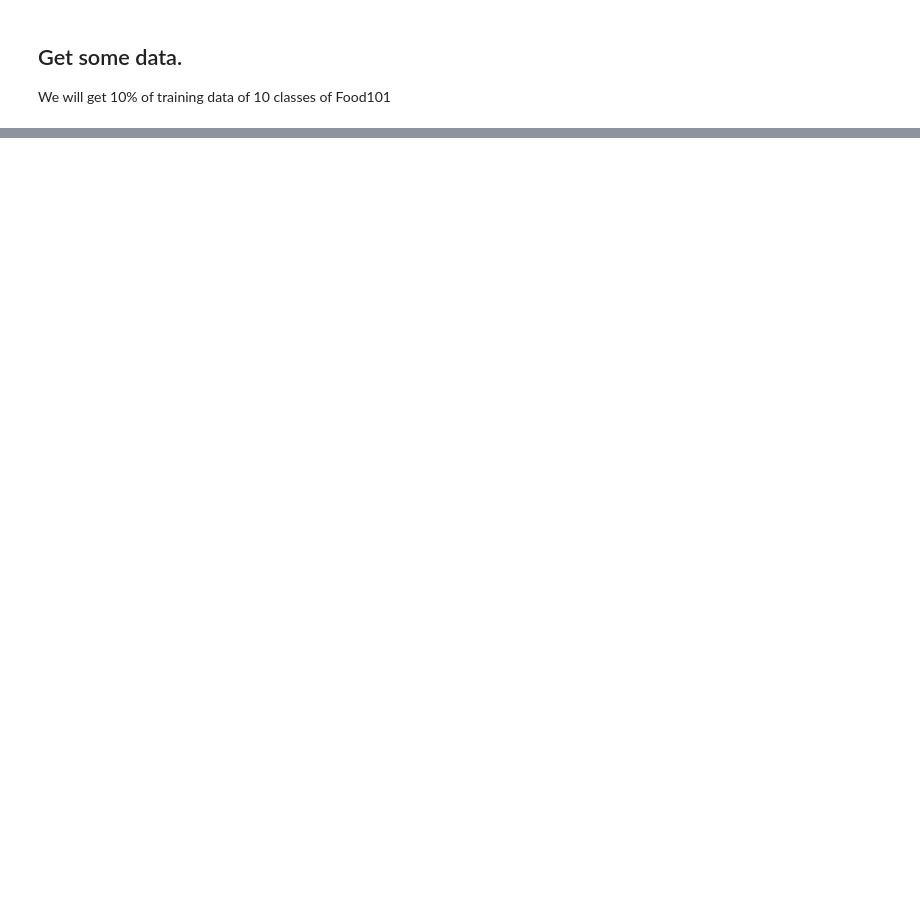
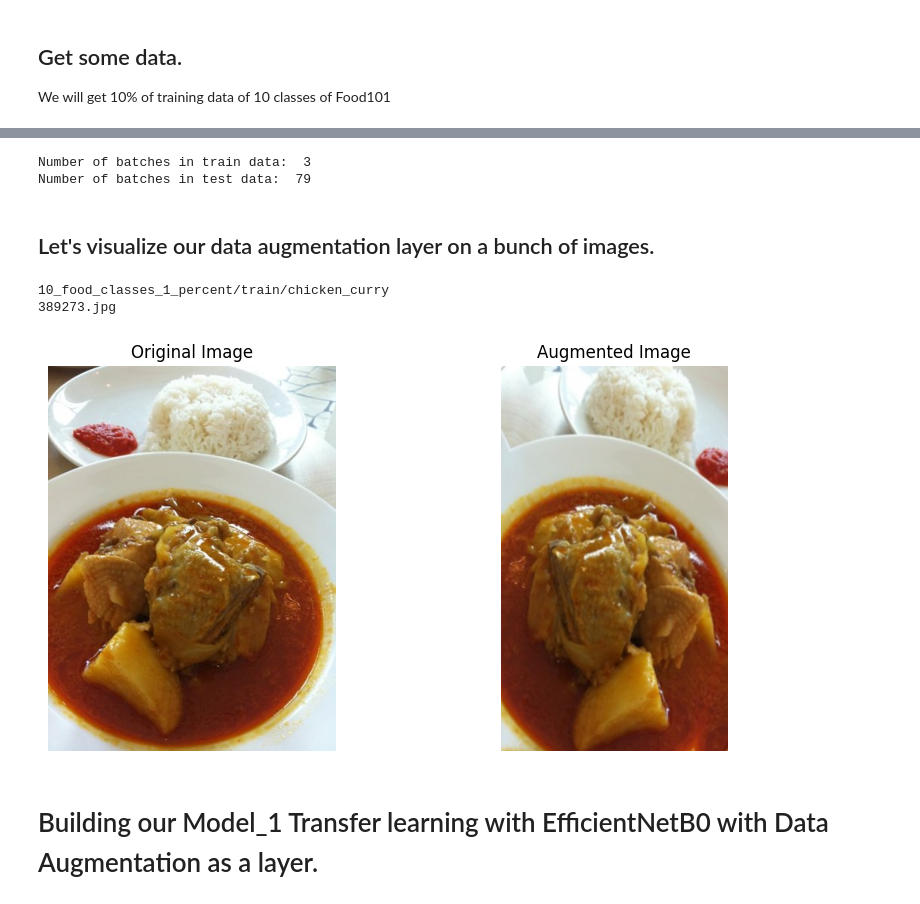
Before and after one commit to LivingstonTardzenyuy/Deep-Learning-with-TensorFlow, a Jupyter notebook: 05_trasnfer_learning_in_tensorflow_part_2_fine_tuning.ipynb, the cells around one changed output, grey strips where cells are left out. Cells and saved outputs as stored; diff of their text form; code cells hidden in the pictures; blank space fills up the shorter version.

Commit message:
Created Model-1 using 1% of our data Transfer Learning

```diff
--- a/05_trasnfer_learning_in_tensorflow_part_2_fine_tuning.ipynb
+++ b/05_trasnfer_learning_in_tensorflow_part_2_fine_tuning.ipynb
@@ -93,0 +428,67 @@ Found 750 files belonging to 10 classes.
+# %%
+print("Number of batches in train data: ", len(train_data_1_percent))
+print("Number of batches in test data: ", len(test_data_1_percent))
+# %% [output]
+Number of batches in train data:  3
+Number of batches in test data:  79
+# %%
+## Adding data augmentation right into our model.
+
+import tensorflow as tf
+from tensorflow import keras
+from tensorflow.keras import layers
+from tensorflow.keras.layers import Resizing, Rescaling, RandomFlip, RandomRotation, RandomHeight, RandomWidth, RandomZoom, RandomContrast
+# from tensorflow.keras.layers.experimental import preprocessing
+# Create data augmentation stage with horizontal flipping, rotations, zooms.
+
+data_augmentation = keras.Sequential([
+    RandomFlip("horizontal"),
+    RandomRotation(0.2),
+    RandomZoom(0.2),
+    RandomHeight(0.2),
+    RandomWidth(0.2),
+    # preprocessing.Rescaling(1./255)
+], name="data_augmentation")
+# %% [markdown]
+## Let's visualize our data augmentation layer on a bunch of images.
+# %%
+# View a random image and compare it to its augmented version.
+
+import matplotlib.pyplot as plt
+import matplotlib.image as mpimg
+import random
+import os
+
+target_class = random.choice(train_data_1_percent.class_names)
+target_dir = "10_food_classes_1_percent/train/" + target_class
+print(target_dir)
+
+# Read and plot in the random image
+random_image = random.choice(os.listdir(target_dir))
+print(random_image)
+random_image_path = target_dir + "/" + random_image
+
+# Create a figure with two subplots
+plt.figure(figsize=(10, 5))
+
+# Plot the original image
+plt.subplot(1, 2, 1)
+img = mpimg.imread(random_image_path)
+plt.imshow(img)
+plt.title("Original Image")
+plt.axis("off")
+
+# Plot the augmented random image
+augmented_img = data_augmentation(tf.expand_dims(img, axis=0))
+plt.subplot(1, 2, 2)
+plt.imshow(tf.squeeze(augmented_img) / 255.)
+plt.title("Augmented Image")
+plt.axis("off")
+
+plt.show()
+# %% [output]
+10_food_classes_1_percent/train/chicken_curry
+389273.jpg
+[figure, added]
+# %% [markdown]
+# Building our Model_1 Transfer learning with EfficientNetB0 with Data Augmentation as a layer.
```
Also changed, not shown: parts of 27 cells of this notebook.
